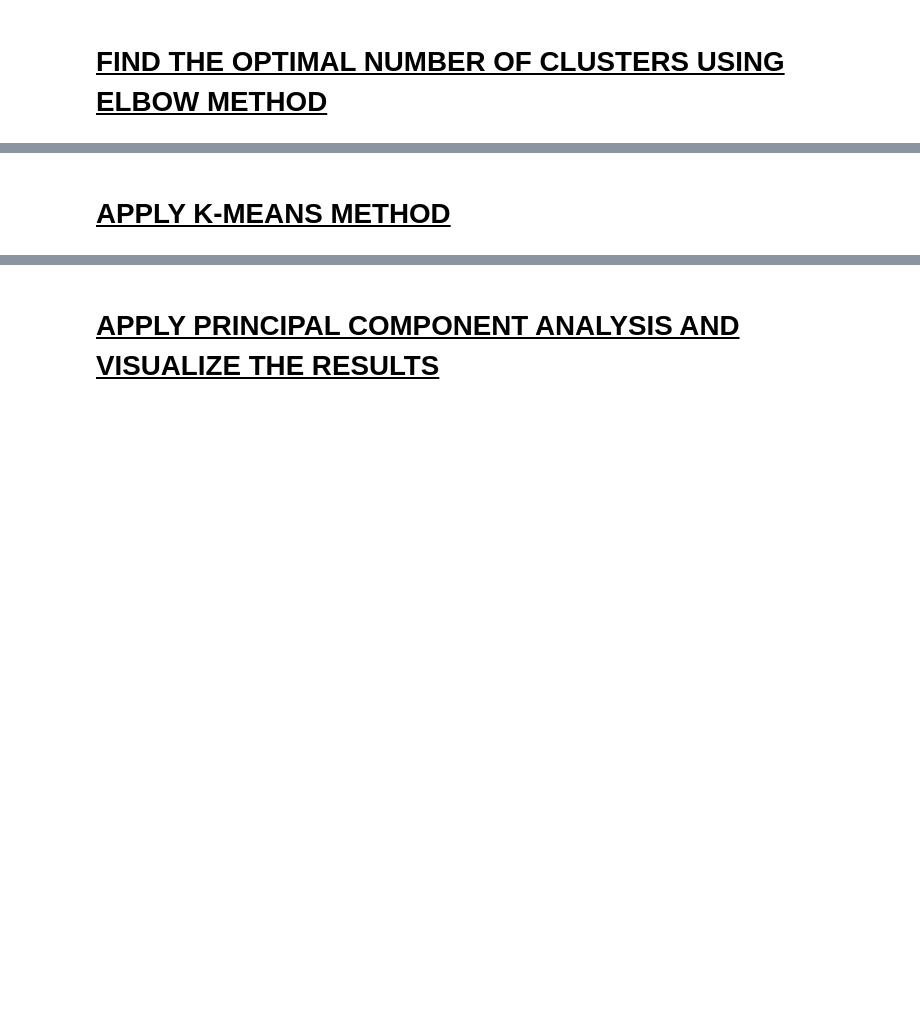
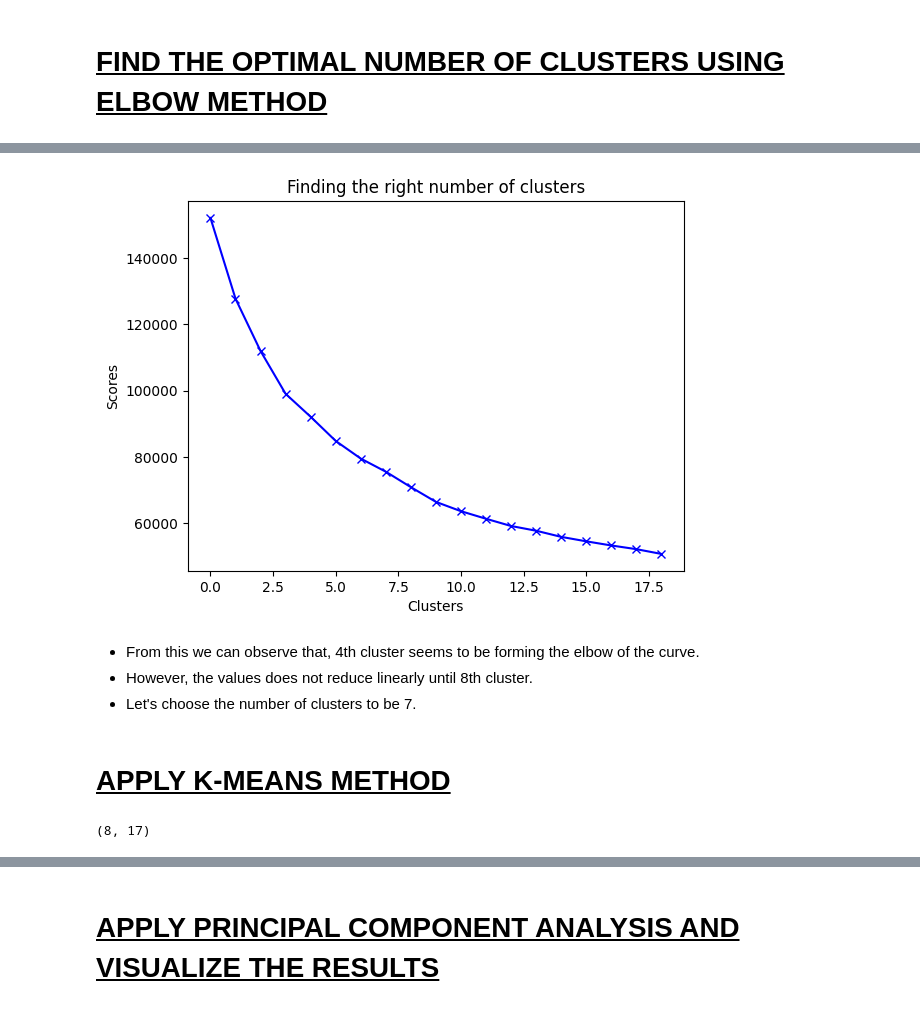
Before and after one commit to FemiAdesola/Data-Science, a Jupyter notebook: Marketing_Department.ipynb, the cells around one changed output, grey strips where cells are left out. Cells and saved outputs as stored; diff of their text form; code cells hidden in the pictures; blank space fills up the shorter version.

Commit message:
Apply K-Means Clustering to Perform Market Segmentation, the Theory and Intuition behind K-Mean Algorithm, and Obtain Optimal Number of Clusters "K"

```diff
--- a/Marketing_Department.ipynb
+++ b/Marketing_Department.ipynb
@@ -318,0 +321,4 @@ sns.heatmap(correlations, annot = True)
+# %%
+# For scaling the data first
+scaler = StandardScaler()
+creditcard_df_scaled = scaler.fit_transform(creditcard_df)
@@ -319,2 +345,31 @@ sns.heatmap(correlations, annot = True)
+# %%
+#initialize kmeans parameters
+kmeans_kwargs = {
+"init": "random",
+"n_init": 10,
+"random_state": 1,
+}
+
+scores_1 = []
+
+range_values = range(1, 20)
+
+for k in range_values:
+  kmeans = KMeans(n_clusters=k, **kmeans_kwargs)
+  kmeans.fit(creditcard_df_scaled)
+  scores_1.append(kmeans.inertia_)
+# %%
+plt.plot(scores_1, 'bx-')
+plt.title('Finding the right number of clusters')
+plt.xlabel('Clusters')
+plt.ylabel('Scores')
+plt.show()
+# %% [output]
+[figure, added]
+# %% [markdown]
+
++ From this we can observe that, 4th cluster seems to be forming the elbow of the curve.
++ However, the values does not reduce linearly until 8th cluster.
++ Let's choose the number of clusters to be 7.
 # %% [markdown]
 # <ins>**APPLY K-MEANS METHOD**
@@ -328,0 +388,4 @@ sns.heatmap(correlations, annot = True)
+# %%
+kmeans.cluster_centers_.shape
+# %% [output]
+(8, 17)
```
Also changed, not shown: parts of 21 cells of this notebook.
